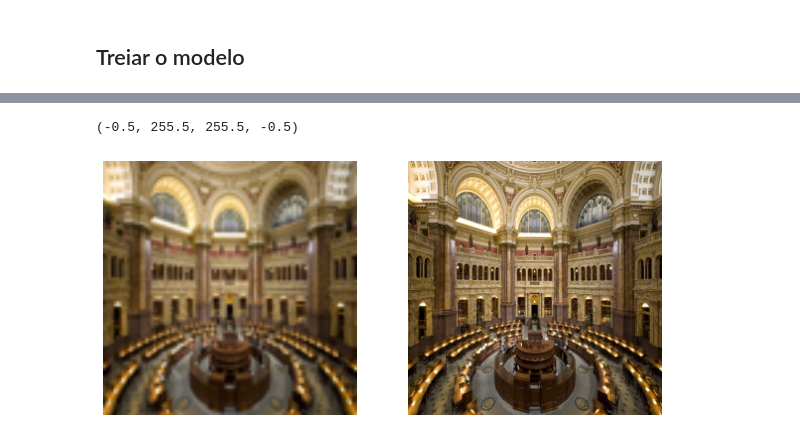
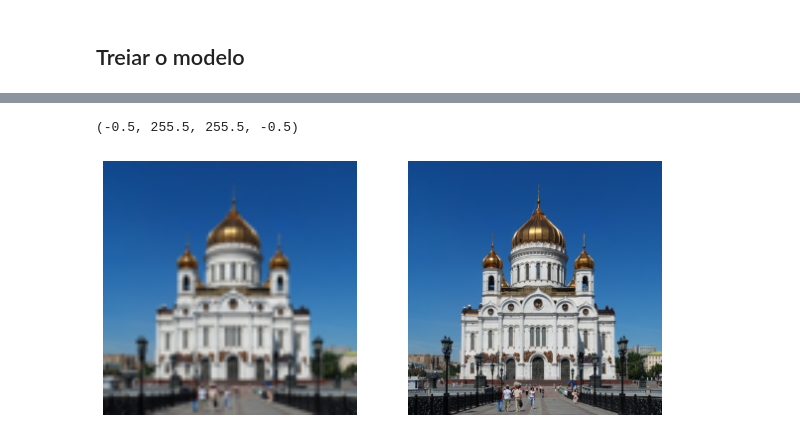
Before and after one commit to johnwsl/SuperResolutionNetwork, a Jupyter notebook: AutoEncoder_RootMeanSquaredError_Super Resolution.ipynb, the cells around one changed output, grey strips where cells are left out. Cells and saved outputs as stored; diff of their text form; code cells hidden in the pictures.

```diff
--- a/AutoEncoder_RootMeanSquaredError_Super Resolution.ipynb
+++ b/AutoEncoder_RootMeanSquaredError_Super Resolution.ipynb
@@ -194,14 +172,14 @@ plot_model(history)
 # %%
 for img_input, img_output in val_dataset_lr.take(1):
     fig, ax = plt.subplots(1,2, figsize = (10,10))
 
-ax[0].imshow(img_input.numpy()[2])
+ax[0].imshow(img_input.numpy()[0])
 ax[0].axis("off")
-ax[1].imshow(img_output.numpy()[2])
+ax[1].imshow(img_output.numpy()[0])
 ax[1].axis("off")
 # %% [output]
 (-0.5, 255.5, 255.5, -0.5)
-[figure, old version]
+[figure, new version]
 # %%
 pred2 = autoencoder.predict(val_dataset_lr.take(1))
 
```
Also changed, not shown: parts of 8 cells of this notebook.
